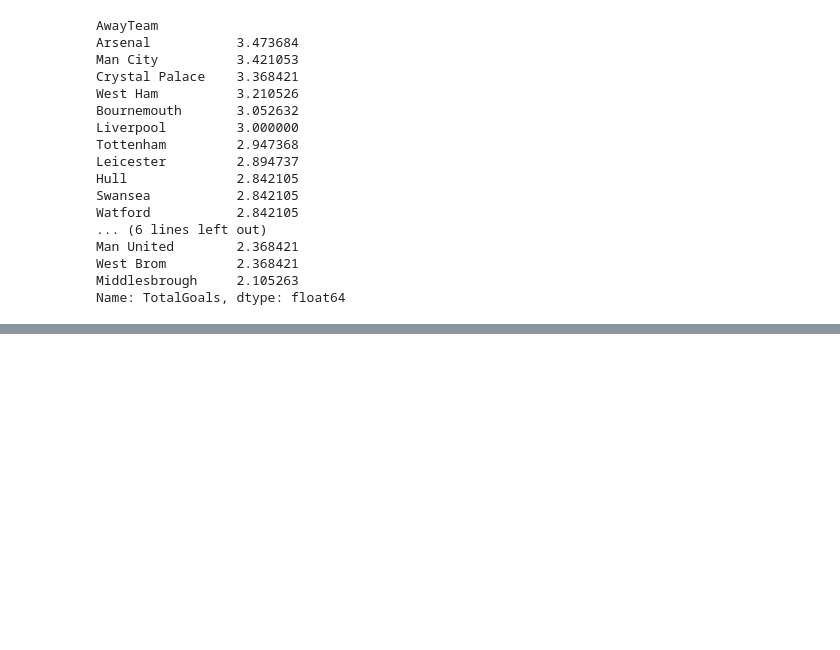
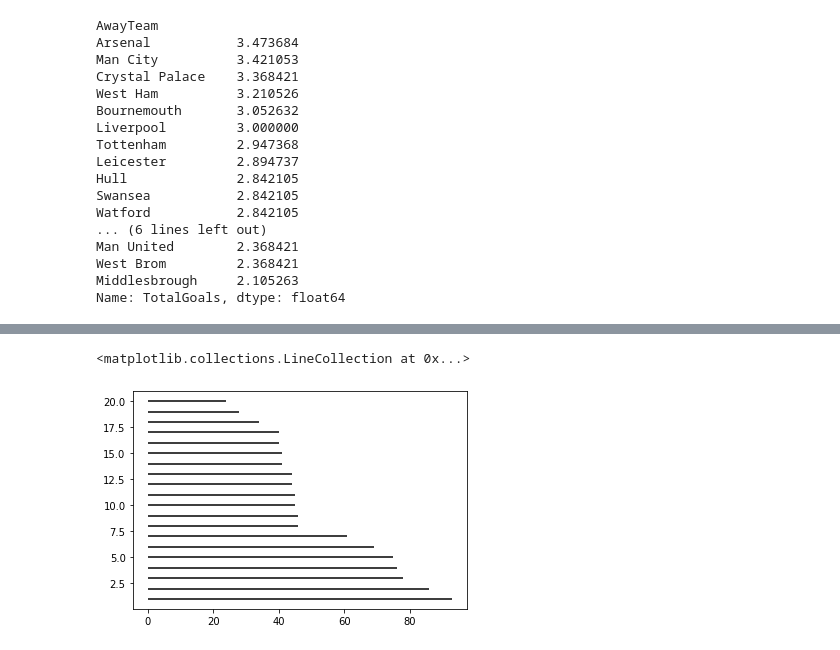
Before and after one commit to dylodylo/football-data-analysis, a Jupyter notebook: PythonFC/main.ipynb, the cells around one changed output, grey strips where cells are left out. Drawn from its saved outputs; the diff is of its cells as text; code cells hidden in the pictures; blank space fills up the shorter version.

```diff
--- a/PythonFC/main.ipynb
+++ b/PythonFC/main.ipynb
@@ -618,0 +649,5 @@ Name: TotalGoals, dtype: float64
+# %%
+plt.hlines(y=np.arange(1,21),xmin=0, xmax=table['Pts'])
+# %% [output]
+<matplotlib.collections.LineCollection at 0x...>
+[figure, added]
```
Also changed, not shown: parts of 10 cells of this notebook.
